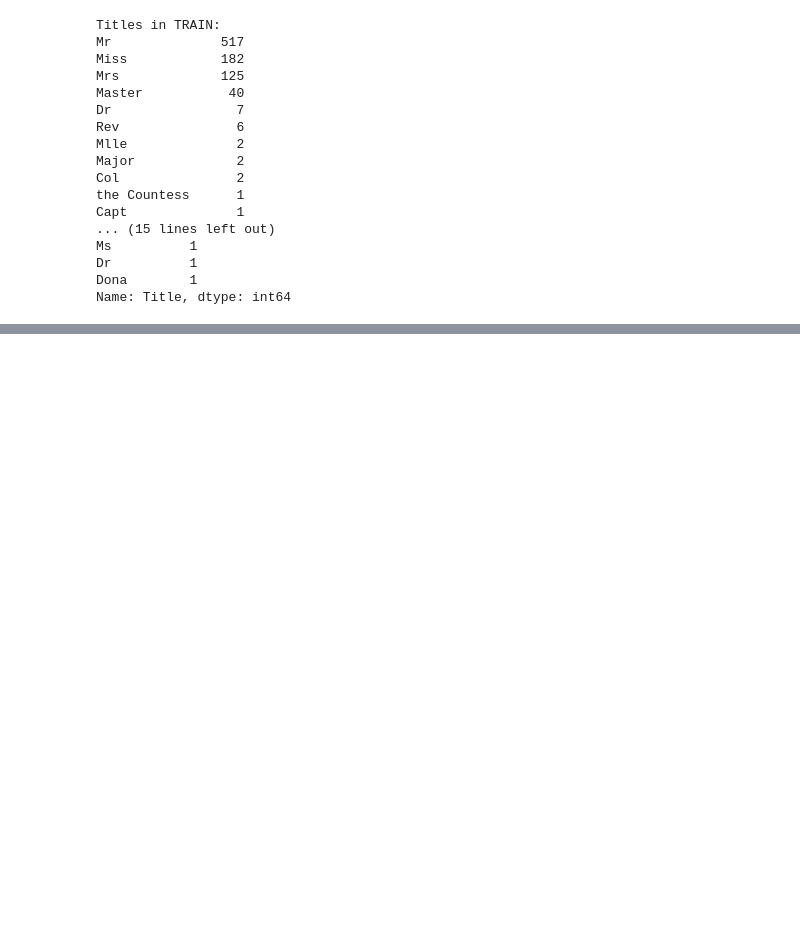
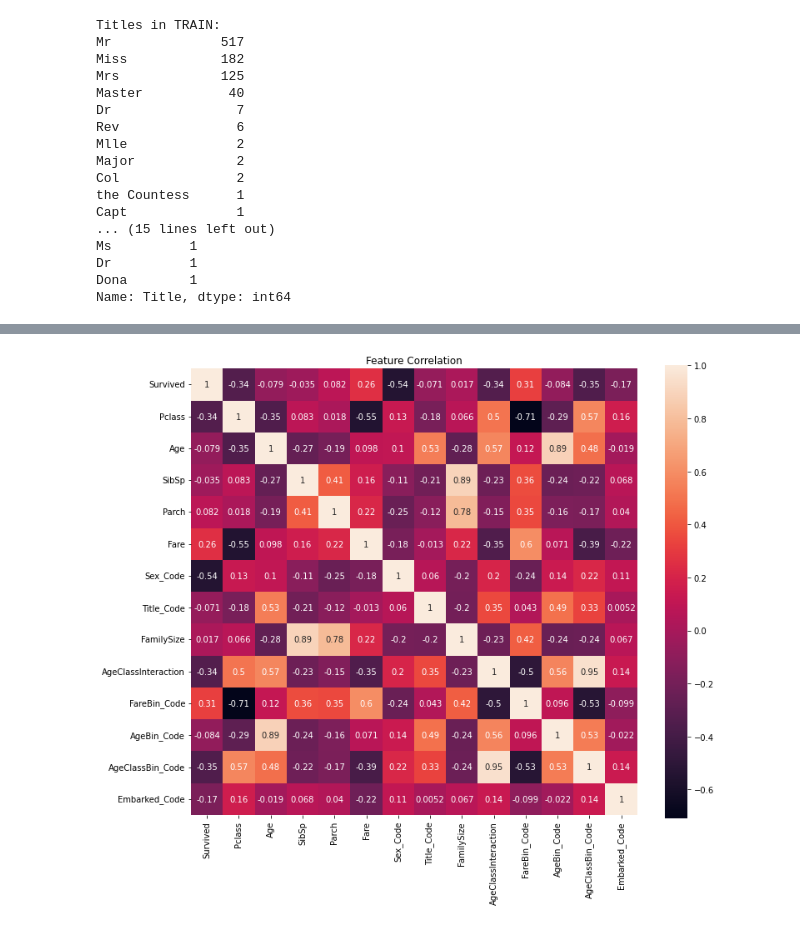
Before and after one commit to AZelenski261/cap4770-final-project, a Jupyter notebook: Final Project/CAP 4770 Final Project Combined Code.ipynb, the cells around one changed output, grey strips where cells are left out. Cells and saved outputs as stored; diff of their text form; code cells hidden in the pictures; blank space fills up the shorter version.

```diff
--- a/Final Project/CAP 4770 Final Project Combined Code.ipynb
+++ b/Final Project/CAP 4770 Final Project Combined Code.ipynb
@@ -333,0 +343,5 @@ Scoring Models:
+# %%
+# Heatmap with full list of features available
+correlation_heatmap(trainCopy.drop(['PassengerId'], axis=1))
+# %% [output]
+[figure, added]
```
Also changed, not shown: parts of 21 cells of this notebook.
